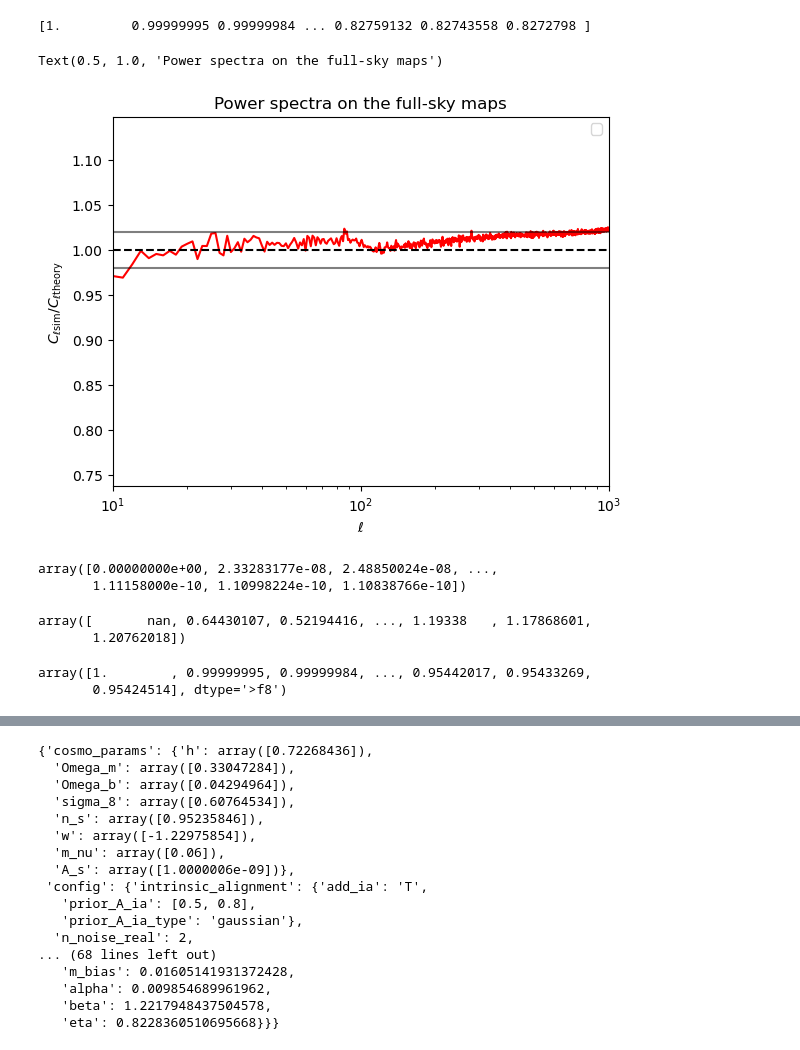
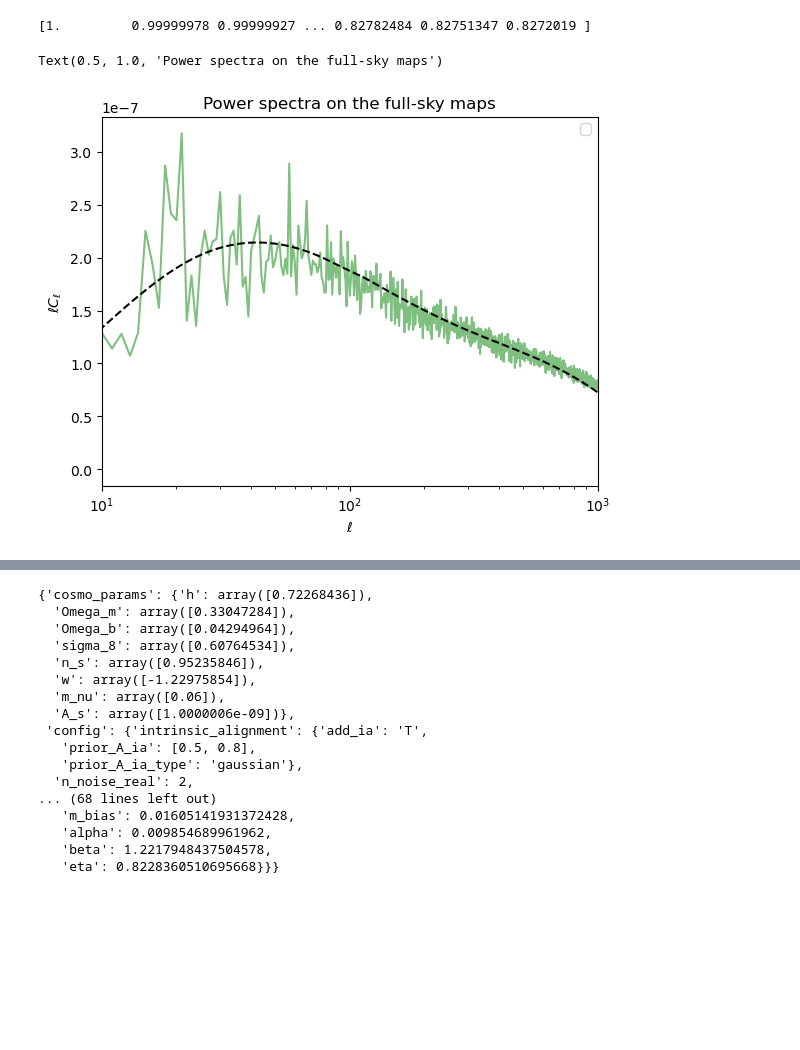
Before and after one commit to sachaguer/UNIONS_forward_model, a Jupyter notebook: notebooks/check_big_run_output.ipynb, the cells around one changed output, grey strips where cells are left out. Drawn from its saved outputs; the diff is of its cells as text; code cells hidden in the pictures; blank space fills up the shorter version.

```diff
--- a/notebooks/check_big_run_output.ipynb
+++ b/notebooks/check_big_run_output.ipynb
@@ -21,18 +24,18 @@ import glass.lensing
 
 from mass_mapping import kaiser_squire
 # %%
-nside = 1024
+nside = 512
 lmax = 2*nside
 pw = hp.pixwin(nside, lmax=lmax)
 print(pw)
 # %% [output]
-[1.         0.99999995 0.99999984 ... 0.82759132 0.82743558 0.8272798 ]
+[1.         0.99999978 0.99999927 ... 0.82782484 0.82751347 0.8272019 ]
 # %%
 sim_cls = []
 camb_cls = []
 
-for i in tqdm(range(791)):
-    path_sim = f"/lustre/fswork/projects/rech/prk/commun/GowerStreetSims/full_sky_processing/forward_model_sim{i+1:05d}_nside1024_rot00_noisereal0.npy"
+for i in tqdm(range(1, 792)):
+    path_sim = f"/lustre/fswork/projects/rech/prk/commun/GowerStreetSims/UNIONS_processing/forward_model_sim{i+1:05d}_nside{nside:04d}_rot00_noisereal0.npy"
     if os.path.exists(path_sim) and i+1 not in [150, 247, 281, 315, 659, 785, 786, 787]:
         output = np.load(path_sim, allow_pickle=True).item()
     else:
@@ -48,9 +51,6 @@ for i in tqdm(range(791)):
     w = output['cosmo_params']["w"]
     As = output['cosmo_params']["A_s"]
 
-    nside = 1024
-    lmax = 2*nside
-
     pars = camb.set_params(H0=100*h, omch2=Oc*h**2, ombh2=Ob*h**2, ns=ns, mnu=m_nu, w=w, As=As, WantTransfer=True, NonLinear=camb.model.NonLinear_both)
     Onu = pars.omeganu
     Oc = Om - Ob - Onu
@@ -62,6 +62,14 @@ for i in tqdm(range(791)):
     redshift_distr = np.loadtxt(output['config']['redshift_distribution']['path_dndz'])
     z, dndz = redshift_distr[:, 0], redshift_distr[:, 1]
 
+    try:
+        z_shift = z + output['nuisance_parameters']['bin_1']['delta_z']
+        f = interp1d(z, dndz, kind='cubic', fill_value=0.0, bounds_error=False)
+        dndz = f(z_shift)
+        dndz /= np.trapz(dndz, z)
+    except KeyError:
+        pass
+
     #getthe expected cl's from CAMB
     pars.min_l = 1
     pars.set_for_lmax(lmax)
@@ -83,37 +102,44 @@ plt.figure()
 
 lmax = 2*nside
 l = np.arange(lmax+1)
-#for i in range(510, 520):
-#    plt.plot(l, ratio_cls[i], c='g', alpha=0.5)
+start = 5
+#for i in range(start, start+10):
+ #   plt.plot(l, ratio_cls[i], c='g', alpha=0.5)
 plt.plot(l, mean_ratio_cls, c='r', ls='-')
 
 plt.axhline(1, linestyle='--', c='k')
 plt.axhline(1.02, c='k', alpha=0.5)
 plt.axhline(0.98, c='k', alpha=0.5)
 
-plt.xlabel(r'$\ell$')
-plt.ylabel(r'$C_{\ell \rm{sim}}/C_{\ell \rm{theory}}$')
-plt.legend()
+plt.xlabel(r'$\ell$', fontsize=14)
+plt.ylabel(r'$C_{\ell\rm{, sim}}/C_{\ell\rm{, theory}}$', fontsize=14)
 
 plt.xscale('log')
 plt.xlim(10, 1000)
+plt.ylim(0.90, 1.10)
 
-plt.title('Power spectra on the full-sky maps')
+plt.savefig("unions_power_spectrum_check.png")
+
+plt.title('Power spectra on the full-sky maps (UNIONS run)')
-# %% [output]
-Text(0.5, 1.0, 'Power spectra on the full-sky maps')
-[figure, removed]
-# %%
-camb_cls[0]
-# %% [output]
-array([0.00000000e+00, 2.33283177e-08, 2.48850024e-08, ...,
-       1.11158000e-10, 1.10998224e-10, 1.10838766e-10])
-# %%
-std_ratio_cls
-# %% [output]
-array([       nan, 0.64430107, 0.52194416, ..., 1.19338   , 1.17868601,
-       1.20762018])
-# %%
-pw
-# %% [output]
-array([1.        , 0.99999995, 0.99999984, ..., 0.95442017, 0.95433269,
-       0.95424514], dtype='>f8')
+# %%
+plt.figure()
+
+i = 195
+
+lmax = 2*nside
+l = np.arange(lmax+1)
+
+plt.plot(l, l*sim_cls[i], c='g', alpha=0.5)
+plt.plot(l, l*camb_cls[i], c='k', ls='--')
+
+plt.xlabel(r'$\ell$')
+plt.ylabel(r'$\ell C_{\ell }$')
+plt.legend()
+
+plt.xscale('log')
+plt.xlim(10, 1000)
+
+plt.title('Power spectra on the full-sky maps')
+# %% [output]
+Text(0.5, 1.0, 'Power spectra on the full-sky maps')
+[figure, added]
```
Also changed, not shown: parts of 7 cells of this notebook, 32 other files.
